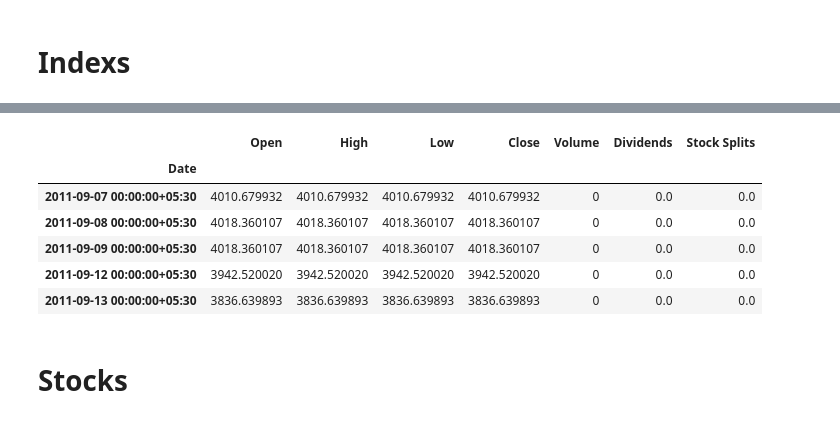
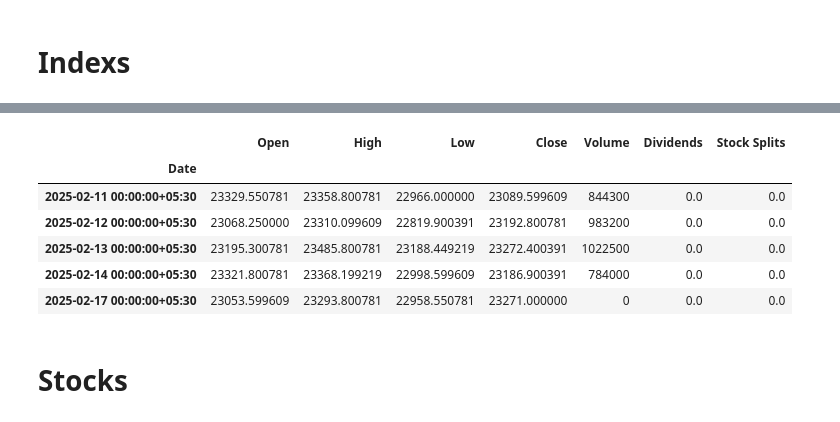
Before and after one commit to jigardonga105/Financial-Portfolio-Optimization, a Jupyter notebook: Script/get_data.ipynb, the cells around one changed output, grey strips where cells are left out. Cells and saved outputs as stored; diff of their text form; code cells hidden in the pictures.

```diff
--- a/Script/get_data.ipynb
+++ b/Script/get_data.ipynb
@@ -49,14 +49,14 @@ NIFTY_FIN_SERVICE.NS
 ----------------------------------------------------------------
 # %%
-df.head()
+df.tail()
 # %% [output]
 |  | Open | High | Low | Close | Volume | Dividends | Stock Splits |
 | Date |  |  |  |  |  |  |  |
-| 2011-09-07 00:00:00+05:30 | 4010.679932 | 4010.679932 | 4010.679932 | 4010.679932 | 0 | 0.0 | 0.0 |
-| 2011-09-08 00:00:00+05:30 | 4018.360107 | 4018.360107 | 4018.360107 | 4018.360107 | 0 | 0.0 | 0.0 |
-| 2011-09-09 00:00:00+05:30 | 4018.360107 | 4018.360107 | 4018.360107 | 4018.360107 | 0 | 0.0 | 0.0 |
-| 2011-09-12 00:00:00+05:30 | 3942.520020 | 3942.520020 | 3942.520020 | 3942.520020 | 0 | 0.0 | 0.0 |
-| 2011-09-13 00:00:00+05:30 | 3836.639893 | 3836.639893 | 3836.639893 | 3836.639893 | 0 | 0.0 | 0.0 |
+| 2025-02-11 00:00:00+05:30 | 23329.550781 | 23358.800781 | 22966.000000 | 23089.599609 | 844300 | 0.0 | 0.0 |
+| 2025-02-12 00:00:00+05:30 | 23068.250000 | 23310.099609 | 22819.900391 | 23192.800781 | 983200 | 0.0 | 0.0 |
+| 2025-02-13 00:00:00+05:30 | 23195.300781 | 23485.800781 | 23188.449219 | 23272.400391 | 1022500 | 0.0 | 0.0 |
+| 2025-02-14 00:00:00+05:30 | 23321.800781 | 23368.199219 | 22998.599609 | 23186.900391 | 784000 | 0.0 | 0.0 |
+| 2025-02-17 00:00:00+05:30 | 23053.599609 | 23293.800781 | 22958.550781 | 23271.000000 | 0 | 0.0 | 0.0 |
 # %% [markdown]
 # Stocks
 # %%
```
Also changed, not shown: parts of 2 cells of this notebook, 6 other files.
